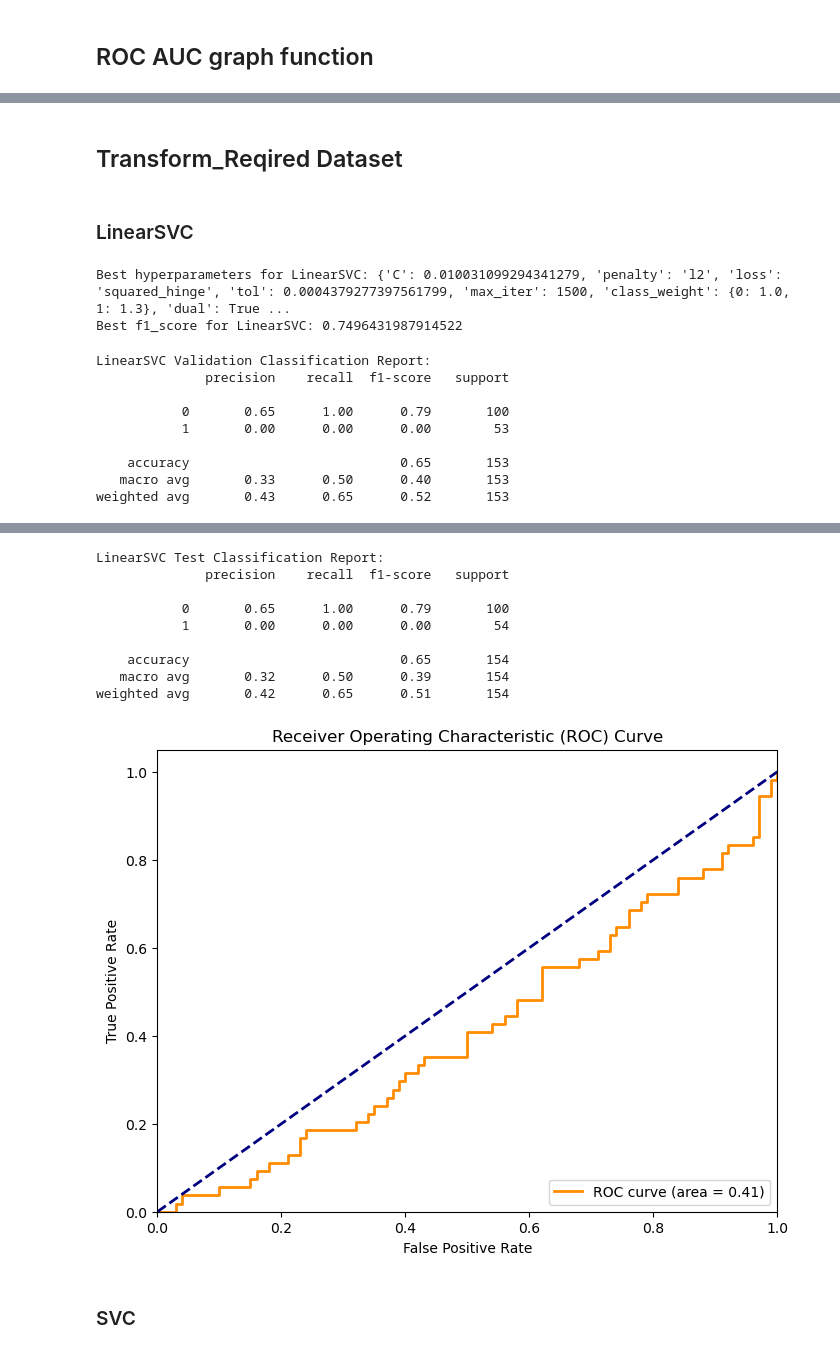
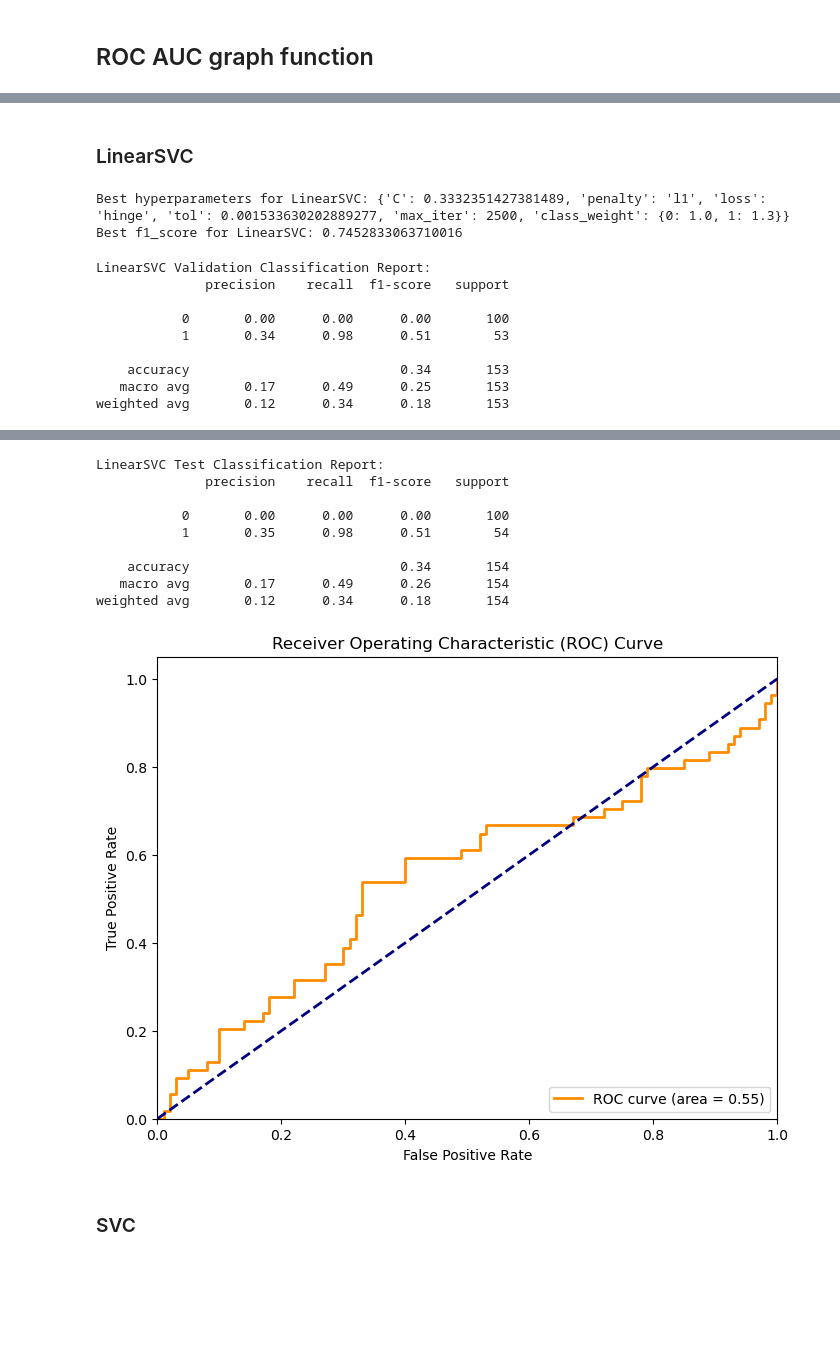
Before and after one commit to TanKyeWen/DiabetesPrediction, a Jupyter notebook: (SE)_Assign2_TanKyeWen_2103121.ipynb, the cells around one changed output, grey strips where cells are left out. Saved outputs shown, nothing was run; the diff lists cells and outputs as text; code cells hidden in the pictures; blank space fills up the shorter version.

Commit message:
finished all models

```diff
--- a/(SE)_Assign2_TanKyeWen_2103121.ipynb
+++ b/(SE)_Assign2_TanKyeWen_2103121.ipynb
@@ -126,5 +91,3 @@ hybrid_models = {
-# %% [markdown]
-## Transform_Reqired Dataset
 # %% [markdown]
 ### LinearSVC
 # %%
@@ -206,30 +169,49 @@ best_linear_svc = LinearSVC(
     **solve_invalid_hyperparameters(study_linear_svc.best_params),
     random_state=42
 )
-best_linear_svc.fit(X_train_transformed, y_train)
+
+best_linear_svc_pipe = Pipeline([
+    ("scaler", StandardScaler()),
+    ("clf", best_linear_svc)
+])
+
+best_linear_svc_pipe.fit(X_train_transformed, y_train)
 
 # Evaluate LinearSVC on val and test data
-y_val_pred_linear_svc = best_linear_svc.predict(X_val_transformed)
-y_test_pred_linear_svc = best_linear_svc.predict(X_test_transformed)
+y_val_pred_linear_svc = best_linear_svc_pipe.predict(X_val_transformed)
+y_test_pred_linear_svc = best_linear_svc_pipe.predict(X_test_transformed)
 # %% [output]
-Best hyperparameters for LinearSVC: {'C': 0.010031099294341279, 'penalty': 'l2', 'loss': 'squared_hinge', 'tol': 0.0004379277397561799, 'max_iter': 1500, 'class_weight': {0: 1.0, 1: 1.3}, 'dual': True ...
-Best f1_score for LinearSVC: 0.7496431987914522
+Best hyperparameters for LinearSVC: {'C': 0.3332351427381489, 'penalty': 'l1', 'loss': 'hinge', 'tol': 0.001533630202889277, 'max_iter': 2500, 'class_weight': {0: 1.0, 1: 1.3}}
+Best f1_score for LinearSVC: 0.7452833063710016
 # %%
 # Output
+report_val = classification_report(y_val, y_val_pred_linear_svc, output_dict=True)
+auc_val = roc_auc_score(y_val, best_linear_svc_pipe.decision_function(X_val_transformed))
 print("LinearSVC Validation Classification Report:")
 print(classification_report(y_val, y_val_pred_linear_svc))
-get_roc_auc(y_val, best_linear_svc.decision_function(X_val_transformed))
+get_roc_auc(y_val, best_linear_svc_pipe.decision_function(X_val_transformed))
 
+
+report_test = classification_report(y_test, y_test_pred_linear_svc, output_dict=True)
+auc_test = roc_auc_score(y_test, best_linear_svc_pipe.decision_function(X_test_transformed))
 print("LinearSVC Test Classification Report:")
 print(classification_report(y_test, y_test_pred_linear_svc))
-get_roc_auc(y_test, best_linear_svc.decision_function(X_test_transformed))
+get_roc_auc(y_test, best_linear_svc_pipe.decision_function(X_test_transformed))
+
+results.append({
+    "model": "LinearSVC",
+    "val_result": report_val,
+    "val_auc": float(auc_val),
+    "test_result": report_test,
+    "test_auc": float(auc_test),
+})
 # %% [output]
 LinearSVC Validation Classification Report:
               precision    recall  f1-score   support
 
-           0       0.65      1.00      0.79       100
-           1       0.00      0.00      0.00        53
+           0       0.00      0.00      0.00       100
+           1       0.34      0.98      0.51        53
 
-    accuracy                           0.65       153
-   macro avg       0.33      0.50      0.40       153
-weighted avg       0.43      0.65      0.52       153
+    accuracy                           0.34       153
+   macro avg       0.17      0.49      0.25       153
+weighted avg       0.12      0.34      0.18       153
@@ -237,13 +219,13 @@ weighted avg       0.43      0.65      0.52       153
 LinearSVC Test Classification Report:
               precision    recall  f1-score   support
 
-           0       0.65      1.00      0.79       100
-           1       0.00      0.00      0.00        54
+           0       0.00      0.00      0.00       100
+           1       0.35      0.98      0.51        54
 
-    accuracy                           0.65       154
-   macro avg       0.32      0.50      0.39       154
-weighted avg       0.42      0.65      0.51       154
+    accuracy                           0.34       154
+   macro avg       0.17      0.49      0.26       154
+weighted avg       0.12      0.34      0.18       154
-[figure, old version]
+[figure, new version]
 # %% [markdown]
 ### SVC
 # %%
```
Also changed, not shown: parts of 47 cells of this notebook, 1 other file.
